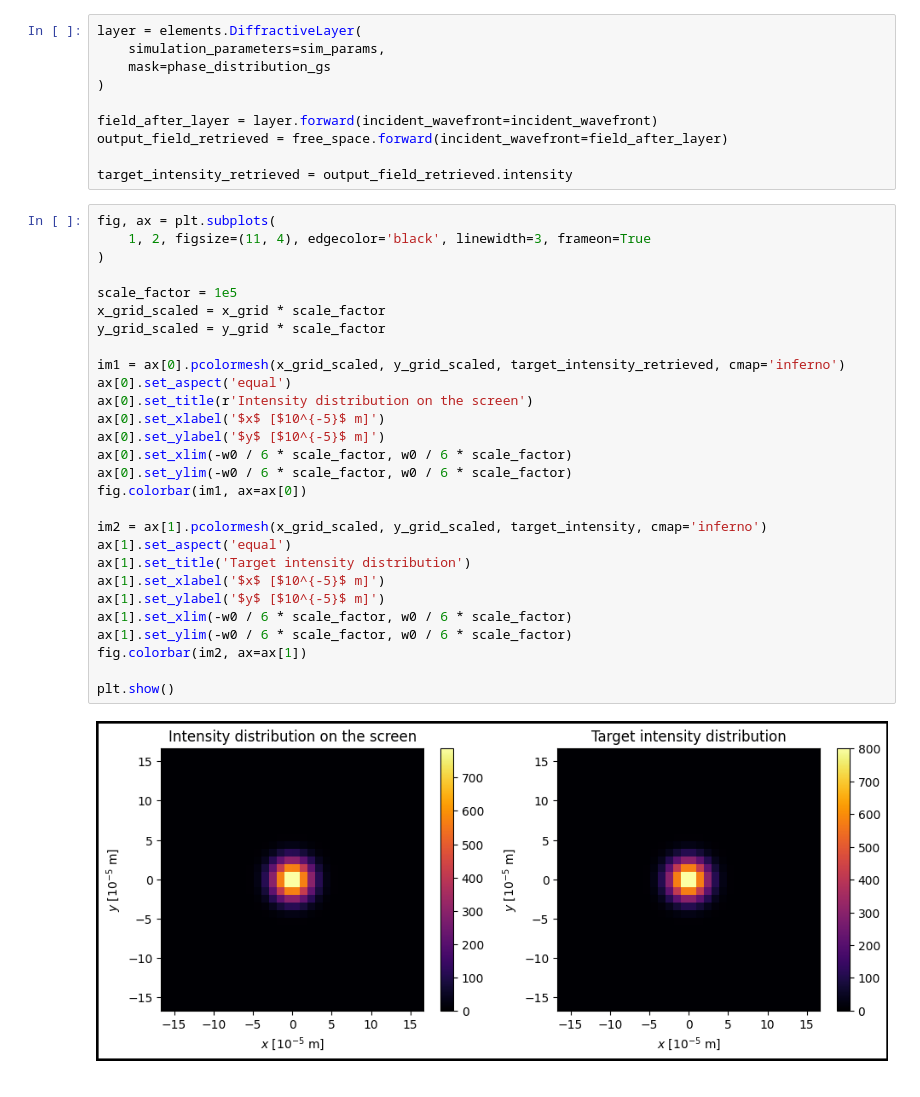
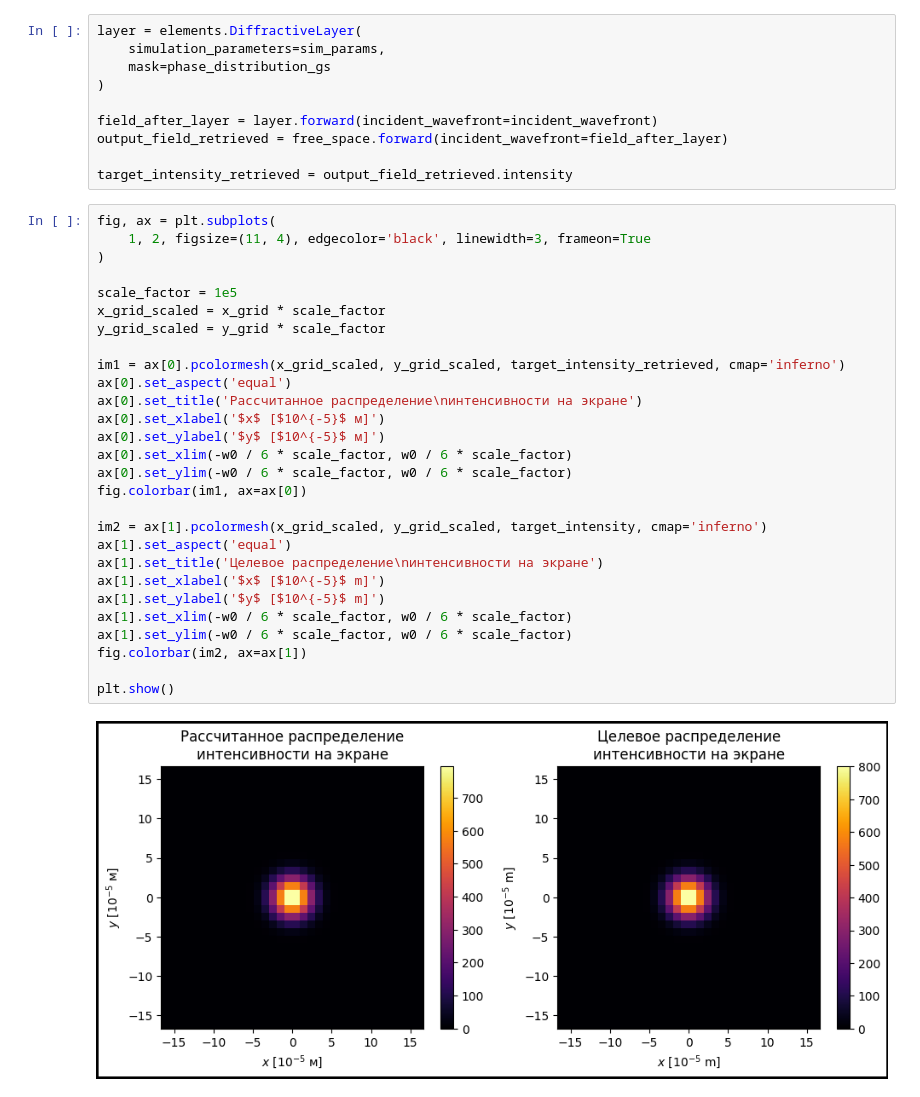
Before and after one commit to CompPhysLab/SVETlANNa.docs, a Jupyter notebook: examples_ru/phase_retrieval/optimize_example.ipynb, the cells around one changed output. Drawn from its saved outputs; the diff is of its cells as text.

```diff
--- a/examples_ru/phase_retrieval/optimize_example.ipynb
+++ b/examples_ru/phase_retrieval/optimize_example.ipynb
@@ -119,33 +117,33 @@ target_intensity_retrieved = output_field_retrieved.intensity
 # %%
 fig, ax = plt.subplots(
     1, 2, figsize=(11, 4), edgecolor='black', linewidth=3, frameon=True
 )
 
 scale_factor = 1e5
 x_grid_scaled = x_grid * scale_factor
 y_grid_scaled = y_grid * scale_factor
 
 im1 = ax[0].pcolormesh(x_grid_scaled, y_grid_scaled, target_intensity_retrieved, cmap='inferno')
 ax[0].set_aspect('equal')
-ax[0].set_title(r'Intensity distribution on the screen')
-ax[0].set_xlabel('$x$ [$10^{-5}$ m]')
-ax[0].set_ylabel('$y$ [$10^{-5}$ m]')
+ax[0].set_title('Рассчитанное распределение\nинтенсивности на экране')
+ax[0].set_xlabel('$x$ [$10^{-5}$ м]')
+ax[0].set_ylabel('$y$ [$10^{-5}$ м]')
 ax[0].set_xlim(-w0 / 6 * scale_factor, w0 / 6 * scale_factor)
 ax[0].set_ylim(-w0 / 6 * scale_factor, w0 / 6 * scale_factor)
 fig.colorbar(im1, ax=ax[0])
 
 im2 = ax[1].pcolormesh(x_grid_scaled, y_grid_scaled, target_intensity, cmap='inferno')
 ax[1].set_aspect('equal')
-ax[1].set_title('Target intensity distribution')
+ax[1].set_title('Целевое распределение\nинтенсивности на экране')
 ax[1].set_xlabel('$x$ [$10^{-5}$ m]')
 ax[1].set_ylabel('$y$ [$10^{-5}$ m]')
 ax[1].set_xlim(-w0 / 6 * scale_factor, w0 / 6 * scale_factor)
 ax[1].set_ylim(-w0 / 6 * scale_factor, w0 / 6 * scale_factor)
 fig.colorbar(im2, ax=ax[1])
 
 plt.show()
 # %% [output]
-[figure, old version]
+[figure, new version]
 # %%
 fig, ax = plt.subplots(
     1, 2, figsize=(11, 4), edgecolor='black', linewidth=3, frameon=True
```
Also changed, not shown: parts of 16 cells of this notebook, 2 other files.
